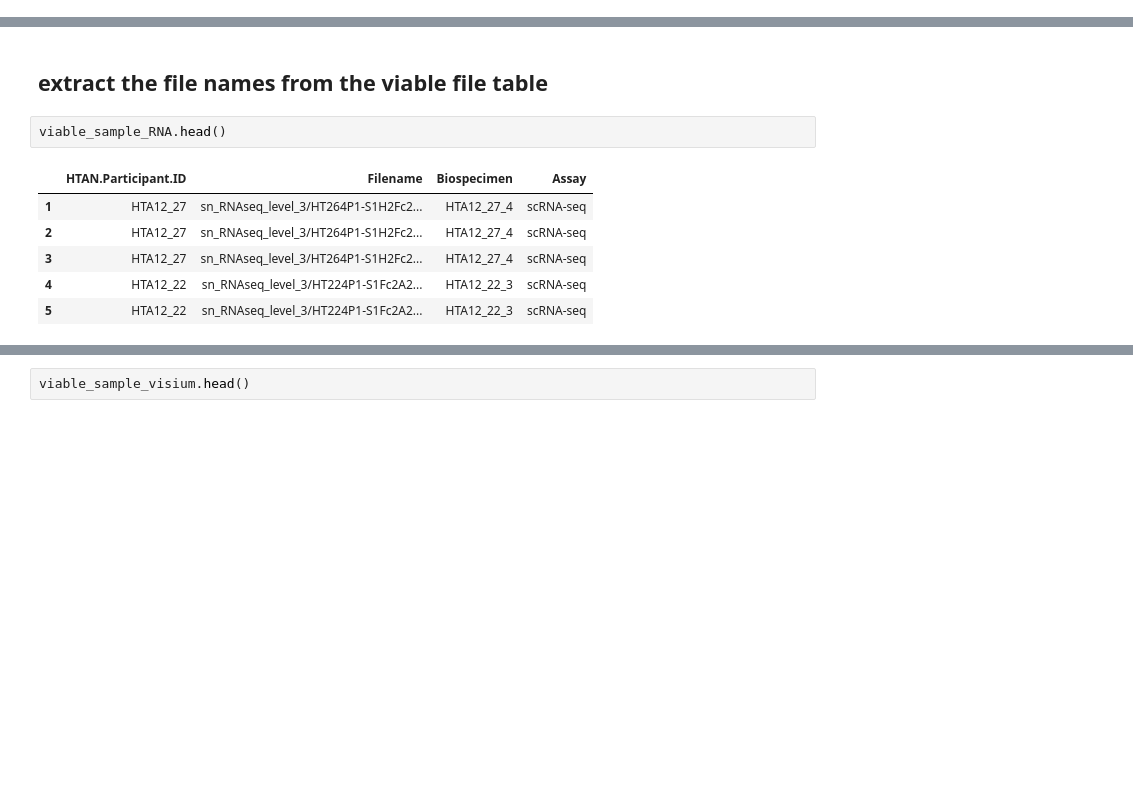
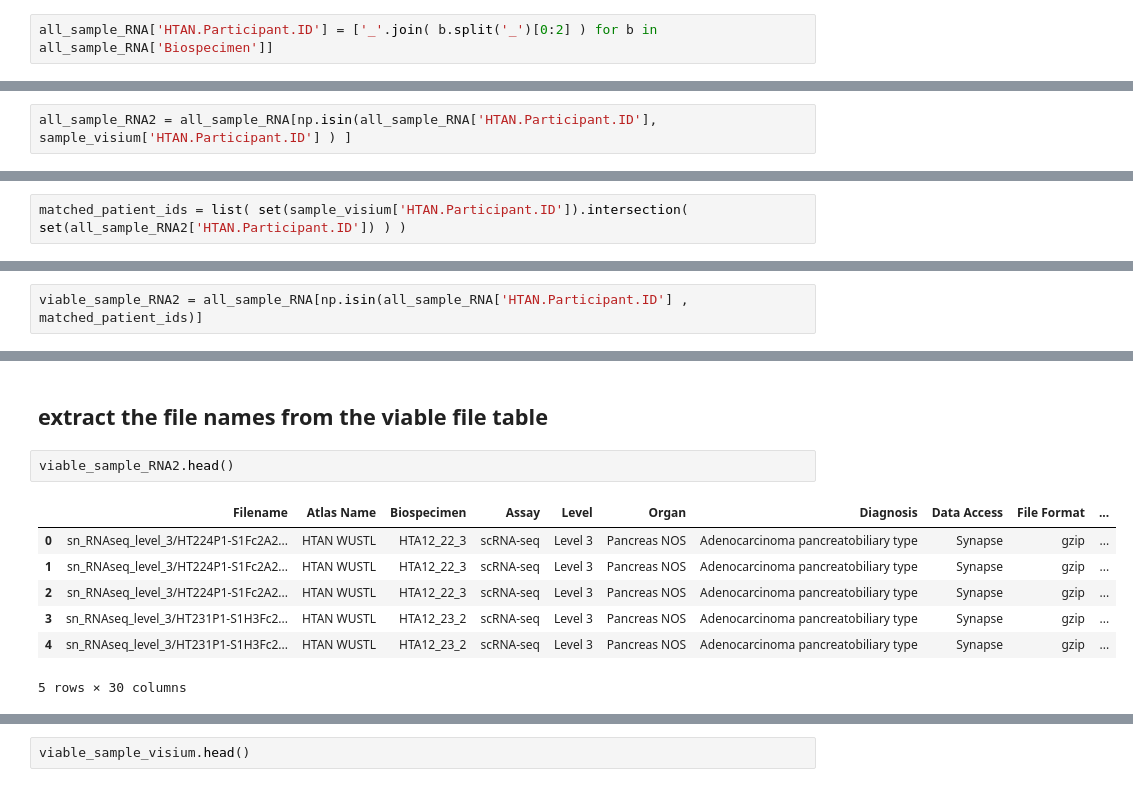
Before and after one commit to NCI-HTAN-Jamborees/Immune-infiltration, a Jupyter notebook: src/combine_filenames.ipynb, the cells around one changed output, grey strips where cells are left out. Saved outputs shown, nothing was run; the diff lists cells and outputs as text; blank space fills up the shorter version.

Commit message:
double-chec matched scRNA and visium data files

```diff
--- a/src/combine_filenames.ipynb
+++ b/src/combine_filenames.ipynb
@@ -24,0 +37,2 @@ viable_sample_RNA.head()
+# %%
+all_sample_RNA['HTAN.Participant.ID'] = ['_'.join( b.split('_')[0:2] ) for b in all_sample_RNA['Biospecimen']]
@@ -24,0 +49,2 @@ viable_sample_RNA.head()
+# %%
+all_sample_RNA2 = all_sample_RNA[np.isin(all_sample_RNA['HTAN.Participant.ID'], sample_visium['HTAN.Participant.ID'] ) ]
@@ -62,0 +103,2 @@ matched_patient_ids = matched_patients['HTAN.Participant.ID']
+# %%
+matched_patient_ids = list( set(sample_visium['HTAN.Participant.ID']).intersection( set(all_sample_RNA2['HTAN.Participant.ID']) ) )
@@ -87,3 +146,5 @@ viable_sample_visium
 | 58 | visium_level_3_pdac/HT306P1-S1H1F... | HTAN WUSTL | HTA12_31_3 | 10x Visium | Level 3 | Pancreas NOS | Adenocarcinoma pancreatobiliary type | Synapse | gzip | ... |
 | 59 | visium_level_3_pdac/HT306P1-S1H1F... | HTAN WUSTL | HTA12_31_3 | 10x Visium | Level 3 | Pancreas NOS | Adenocarcinoma pancreatobiliary type | Synapse | csv | ... |
 60 rows × 34 columns
+# %%
+viable_sample_RNA2 = all_sample_RNA[np.isin(all_sample_RNA['HTAN.Participant.ID'] , matched_patient_ids)]
@@ -102,12 +188,13 @@ len( viable_sample_visium['HTAN.Participant.ID'].unique() )
 # %% [markdown]
 ## extract the file names from the viable file table
 # %%
-viable_sample_RNA.head()
+viable_sample_RNA2.head()
 # %% [output]
-|  | HTAN.Participant.ID | Filename | Biospecimen | Assay |
-| 1 | HTA12_27 | sn_RNAseq_level_3/HT264P1-S1H2Fc2... | HTA12_27_4 | scRNA-seq |
-| 2 | HTA12_27 | sn_RNAseq_level_3/HT264P1-S1H2Fc2... | HTA12_27_4 | scRNA-seq |
-| 3 | HTA12_27 | sn_RNAseq_level_3/HT264P1-S1H2Fc2... | HTA12_27_4 | scRNA-seq |
-| 4 | HTA12_22 | sn_RNAseq_level_3/HT224P1-S1Fc2A2... | HTA12_22_3 | scRNA-seq |
-| 5 | HTA12_22 | sn_RNAseq_level_3/HT224P1-S1Fc2A2... | HTA12_22_3 | scRNA-seq |
+|  | Filename | Atlas Name | Biospecimen | Assay | Level | Organ | Diagnosis | Data Access | File Format | ... |
+| 0 | sn_RNAseq_level_3/HT224P1-S1Fc2A2... | HTAN WUSTL | HTA12_22_3 | scRNA-seq | Level 3 | Pancreas NOS | Adenocarcinoma pancreatobiliary type | Synapse | gzip | ... |
+| 1 | sn_RNAseq_level_3/HT224P1-S1Fc2A2... | HTAN WUSTL | HTA12_22_3 | scRNA-seq | Level 3 | Pancreas NOS | Adenocarcinoma pancreatobiliary type | Synapse | gzip | ... |
+| 2 | sn_RNAseq_level_3/HT224P1-S1Fc2A2... | HTAN WUSTL | HTA12_22_3 | scRNA-seq | Level 3 | Pancreas NOS | Adenocarcinoma pancreatobiliary type | Synapse | gzip | ... |
+| 3 | sn_RNAseq_level_3/HT231P1-S1H3Fc2... | HTAN WUSTL | HTA12_23_2 | scRNA-seq | Level 3 | Pancreas NOS | Adenocarcinoma pancreatobiliary type | Synapse | gzip | ... |
+| 4 | sn_RNAseq_level_3/HT231P1-S1H3Fc2... | HTAN WUSTL | HTA12_23_2 | scRNA-seq | Level 3 | Pancreas NOS | Adenocarcinoma pancreatobiliary type | Synapse | gzip | ... |
+5 rows × 30 columns
 # %%
```
Also changed, not shown: parts of 21 cells of this notebook, 2 other files.
